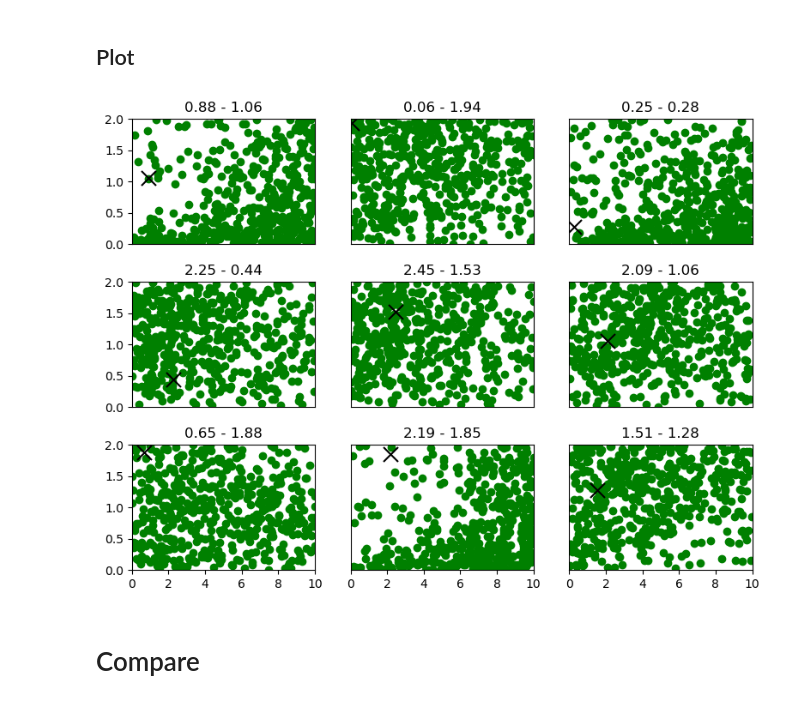
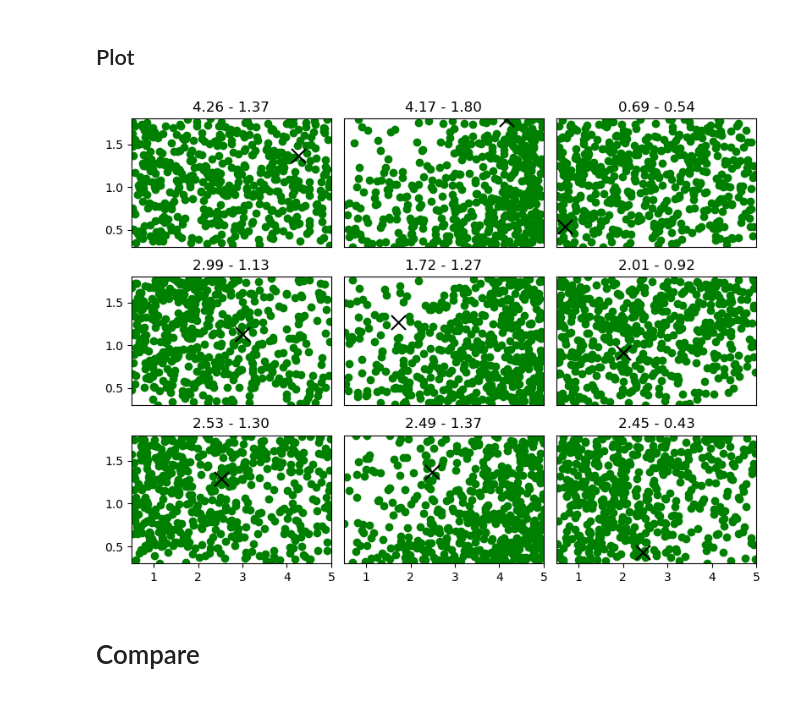
Before and after one commit to cbuelt/thesis, a Jupyter notebook: evaluation/evaluate_abc.ipynb, the cells around one changed output. Saved outputs shown, nothing was run; the diff lists cells and outputs as text; code cells hidden in the pictures.

```diff
--- a/evaluation/evaluate_abc.ipynb
+++ b/evaluation/evaluate_abc.ipynb
@@ -70,14 +70,14 @@ def interval_score(
     total = sharpness + calibration
     return total, sharpness, calibration
 # %%
-exp = "exp_5"
+exp = "final"
 path = f'../data/{exp}/data/'
-model = "brown"
+model = "powexp"
 brown_params = pyreadr.read_r(path+model+"_test_params.RData")["test_params"].to_numpy()
 
 path = f'../data/{exp}/results/'
 # %%
-brown_res = xr.open_dataset(path+model+"_abc_samples_interpolated.nc")
+brown_res = xr.open_dataset(path+model+"_abc_results.nc")
 # %%
 test_samples = brown_res.Range.shape[0]
 test_parameters = brown_params[0:test_samples]
@@ -114,21 +114,21 @@ IS: 10.4670, 1.8585
 # %%
 fig, axs = plt.subplots(3,3,figsize = (8,6))
 axs = axs.ravel()
 samples = np.random.randint(0,test_samples,9)
 for i, sample in enumerate(samples):
     axs[i].scatter(x = brown_res.Range[sample], y = brown_res.Smoothness[sample], color = "green")
     axs[i].scatter(x = test_parameters[sample,0], y = test_parameters[sample,1], color = "black", marker = "x", s = 150)
     axs[i].set_title(f"{test_parameters[sample,0]:.2f} - {test_parameters[sample,1]:.2f}")
-    axs[i].set_ylim([0,2])
-    axs[i].set_xlim([0,10])
+    axs[i].set_ylim([0.3,1.8])
+    axs[i].set_xlim([0.5,5])
     if i < 6:
         axs[i].get_xaxis().set_visible(False)
     if (i%3) != 0:
         axs[i].get_yaxis().set_visible(False)
 
 fig.tight_layout()
 # %% [output]
-[figure, old version]
+[figure, new version]
 # %% [markdown]
 # Compare
 # %%
```
Also changed, not shown: parts of 2 cells of this notebook, 16 other files.
